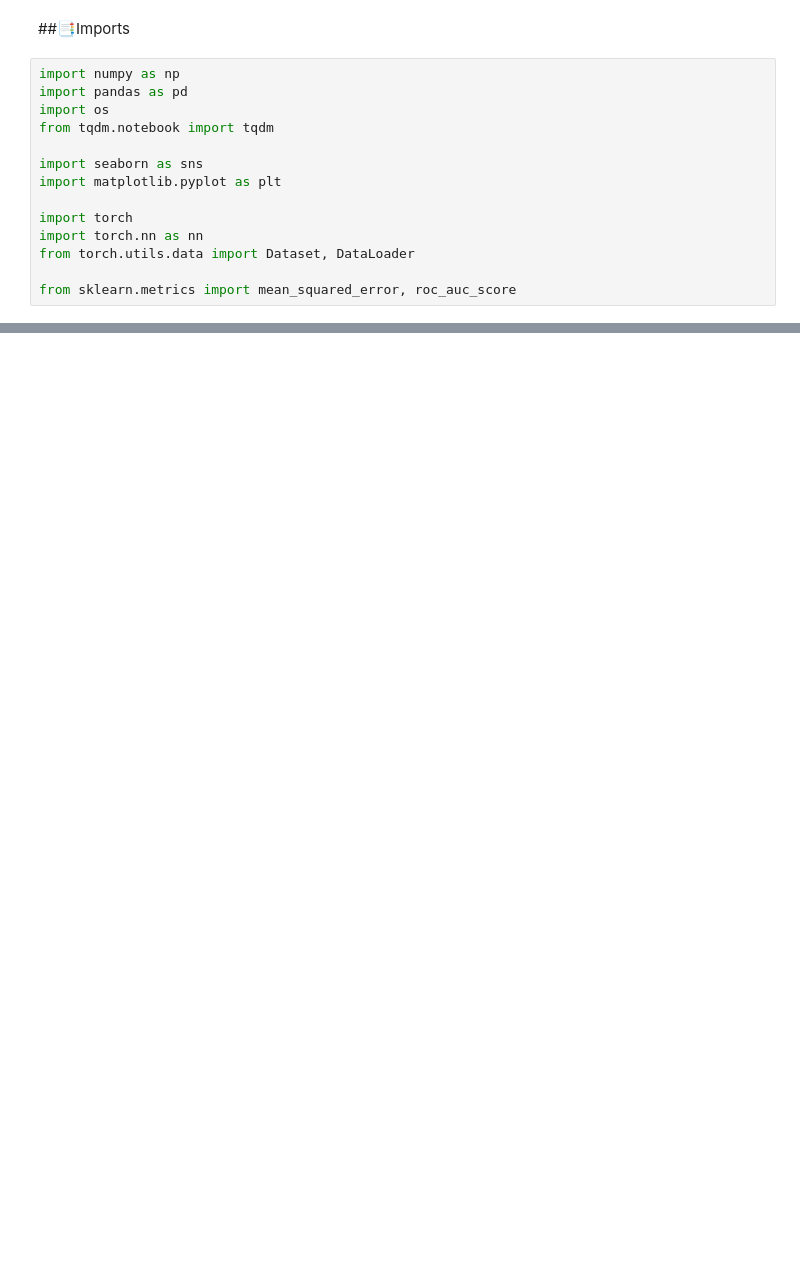
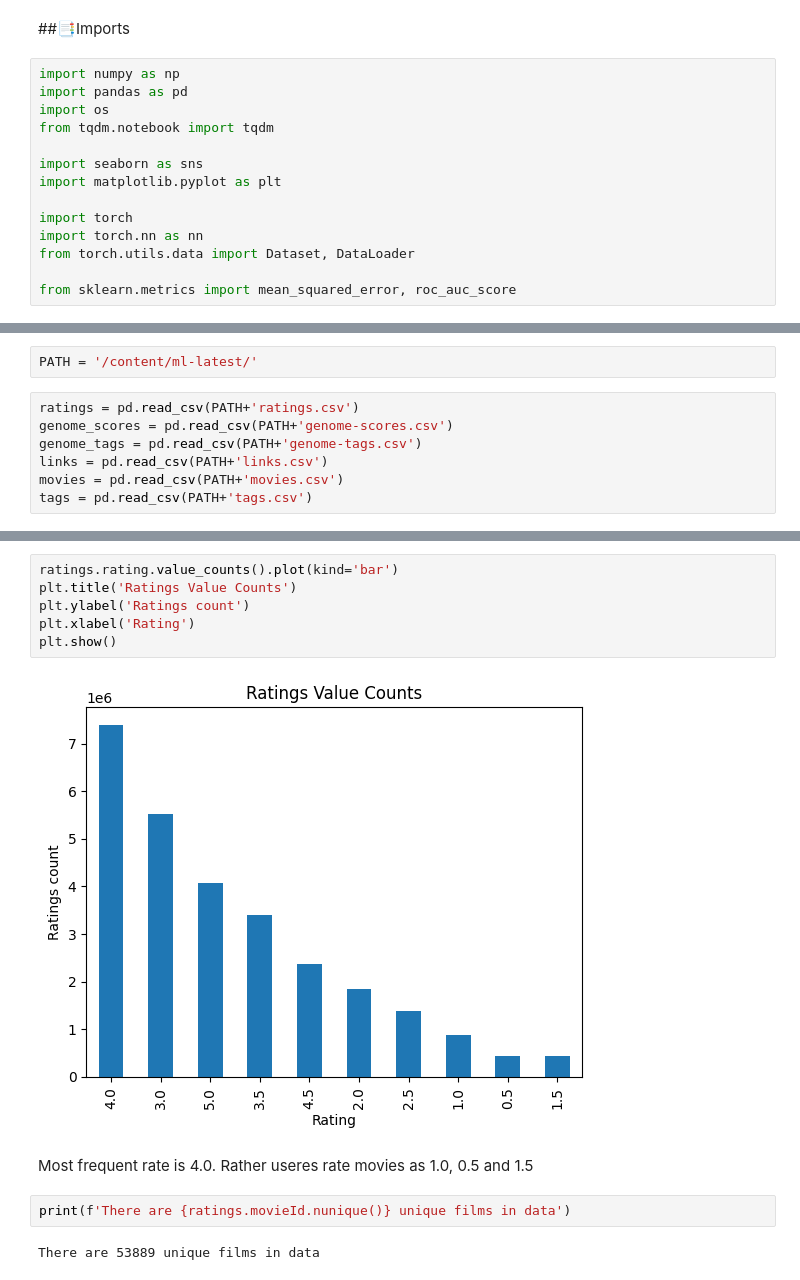
Before and after one commit to MyNameIsEldar/Movie_Recommender, a Jupyter notebook: rec_system.ipynb, the cells around one changed output, grey strips where cells are left out. Drawn from its saved outputs; the diff is of its cells as text; blank space fills up the shorter version.

```diff
--- a/rec_system.ipynb
+++ b/rec_system.ipynb
@@ -31,0 +59,9 @@ from sklearn.metrics import mean_squared_error, roc_auc_score
+# %%
+PATH = '/content/ml-latest/'
+# %%
+ratings = pd.read_csv(PATH+'ratings.csv')
+genome_scores = pd.read_csv(PATH+'genome-scores.csv')
+genome_tags = pd.read_csv(PATH+'genome-tags.csv')
+links = pd.read_csv(PATH+'links.csv')
+movies = pd.read_csv(PATH+'movies.csv')
+tags = pd.read_csv(PATH+'tags.csv')
@@ -31,0 +106,14 @@ from sklearn.metrics import mean_squared_error, roc_auc_score
+# %%
+ratings.rating.value_counts().plot(kind='bar')
+plt.title('Ratings Value Counts')
+plt.ylabel('Ratings count')
+plt.xlabel('Rating')
+plt.show()
+# %% [output]
+[figure, added]
+# %% [markdown]
+Most frequent rate is 4.0. Rather useres rate movies as 1.0, 0.5 and 1.5
+# %%
+print(f'There are {ratings.movieId.nunique()} unique films in data')
+# %% [output]
+There are 53889 unique films in data
```
Also changed, not shown: parts of 12 cells of this notebook.
